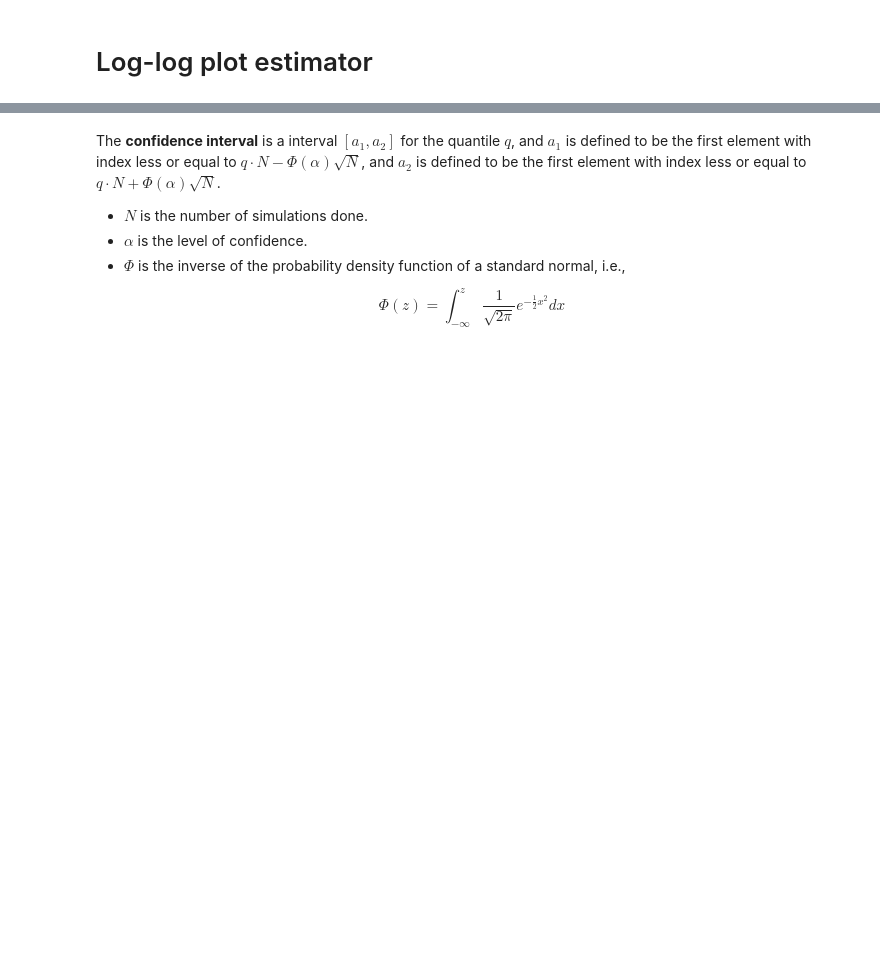
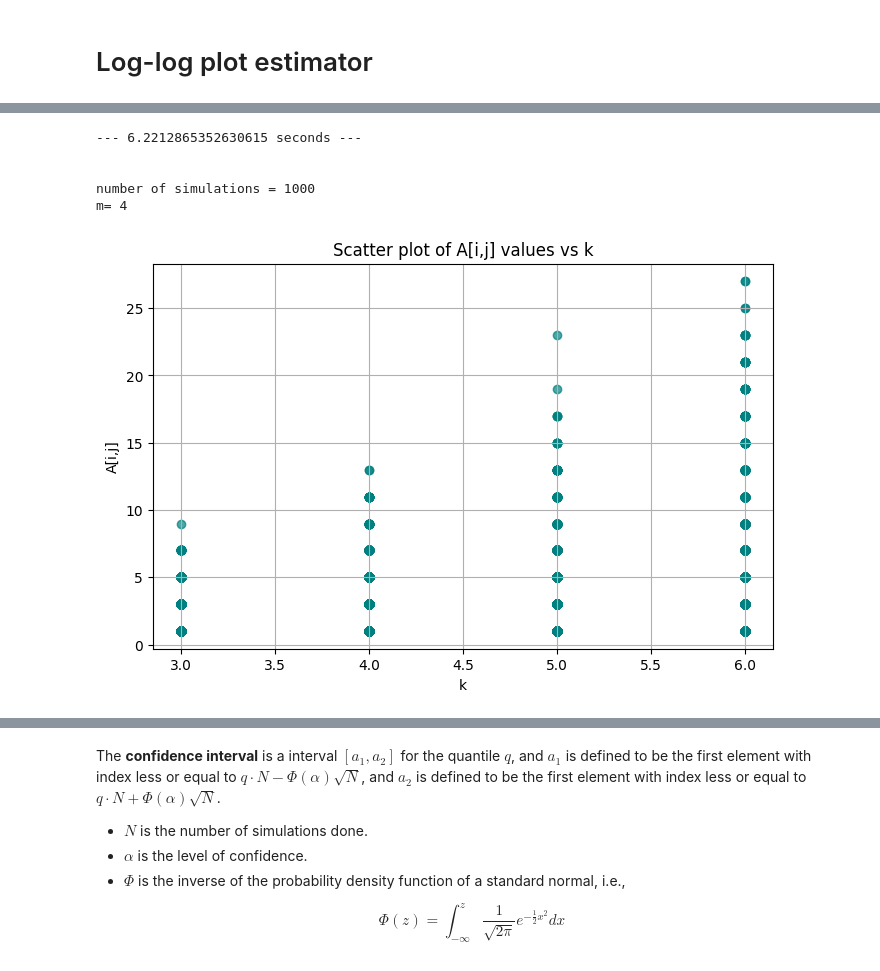
Before and after one commit to IgorSSBarbosa/Random-Walk-on-Random-Environment, a Jupyter notebook: loglogplot.ipynb, the cells around one changed output, grey strips where cells are left out. Saved outputs shown, nothing was run; the diff lists cells and outputs as text; code cells hidden in the pictures; blank space fills up the shorter version.

```diff
--- a/loglogplot.ipynb
+++ b/loglogplot.ipynb
@@ -58,0 +60,14 @@ median values of each row
+# %%
+
+k1=3
+k2=6
+Numbsimul=1000
+A = full_data_random_walk(k1,k2,Numbsimul)
+absA, sortedAbs, meanA, median = treat_this_data(A)
+# %% [output]
+--- 6.2212865352630615 seconds ---
+
+
+number of simulations = 1000
+m= 4
+[figure, added]
```
Also changed, not shown: parts of 6 cells of this notebook, 1 other file.
